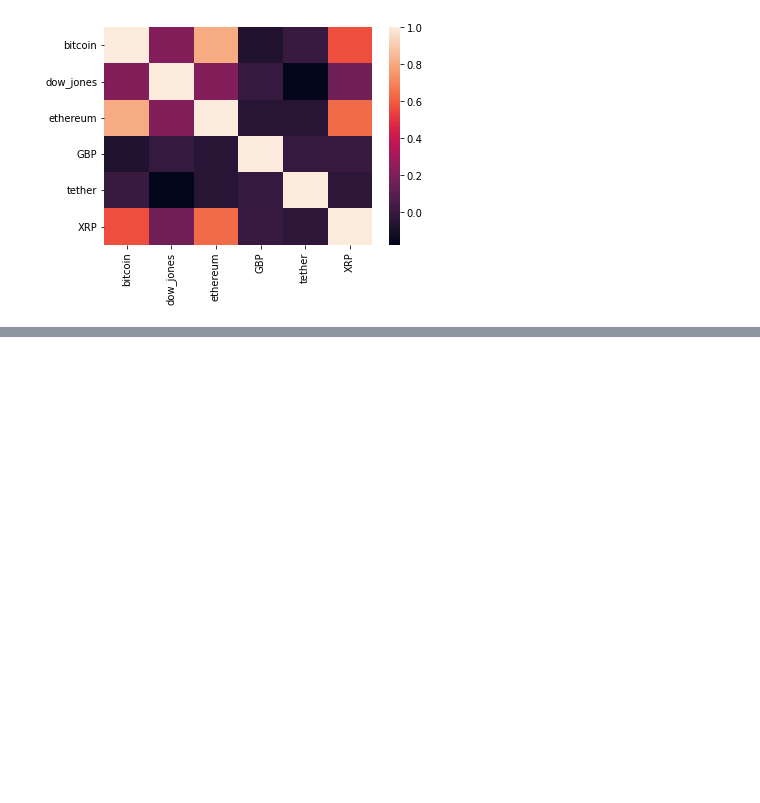
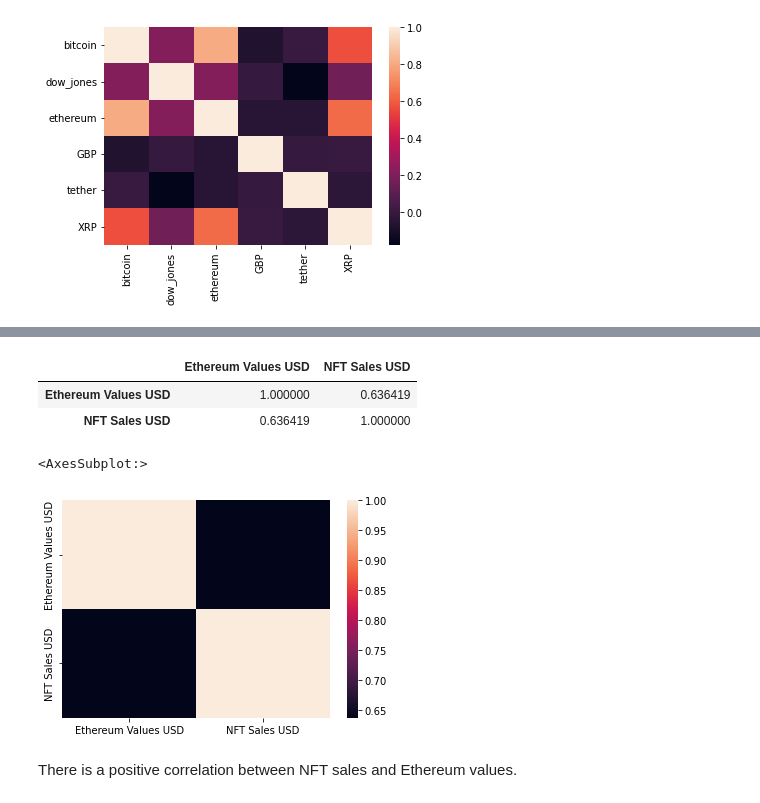
Before and after one commit to fatima-mj/Group-5-CFG, a Jupyter notebook: Group 5 Project - yahoo Finance.ipynb, the cells around one changed output, grey strips where cells are left out. Cells and saved outputs as stored; diff of their text form; code cells hidden in the pictures; blank space fills up the shorter version.

```diff
--- a/Group 5 Project - yahoo Finance.ipynb
+++ b/Group 5 Project - yahoo Finance.ipynb
@@ -368,0 +468,7 @@ https://corporatefinanceinstitute.com/resources/knowledge/finance/covariance/
+# %%
+#pull out relevent coloums from datasets for joining
+df1 = pd.DataFrame(close_df['ethereum'])
+df1.head()
+
+df2 =  pd.DataFrame(df['Sales_USD'])
+df2.head()
@@ -368,0 +483,5 @@ https://corporatefinanceinstitute.com/resources/knowledge/finance/covariance/
+# %%
+#Join datasets together for correlation analysis and rename column headers
+eth_nft = df1.join(df2)
+eth_nft.rename(columns = {'ethereum':'Ethereum Values USD'  , 'Sales_USD': 'NFT Sales USD'}, inplace = True)
+eth_nft.head()
@@ -368,0 +509,14 @@ https://corporatefinanceinstitute.com/resources/knowledge/finance/covariance/
+# %%
+eth_nft.corr()
+# %% [output]
+|  | Ethereum Values USD | NFT Sales USD |
+| Ethereum Values USD | 1.000000 | 0.636419 |
+| NFT Sales USD | 0.636419 | 1.000000 |
+# %%
+# Check correlation between NFT sales and Etheeu values.
+sns.heatmap(eth_nft.corr(),annot=False)
+# %% [output]
+<AxesSubplot:>
+[figure, added]
+# %% [markdown]
+There is a positive correlation between NFT sales and Ethereum values.
```
Also changed, not shown: parts of 13 cells of this notebook.
